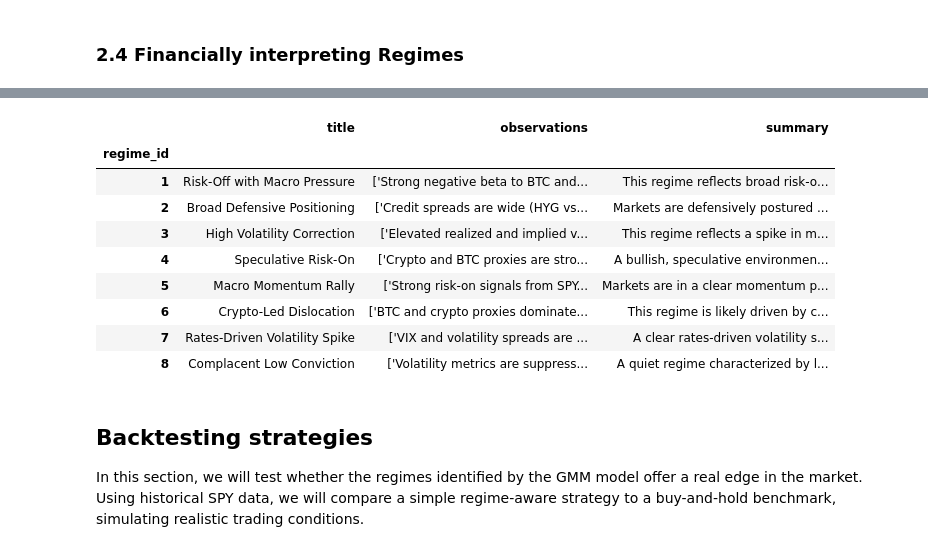
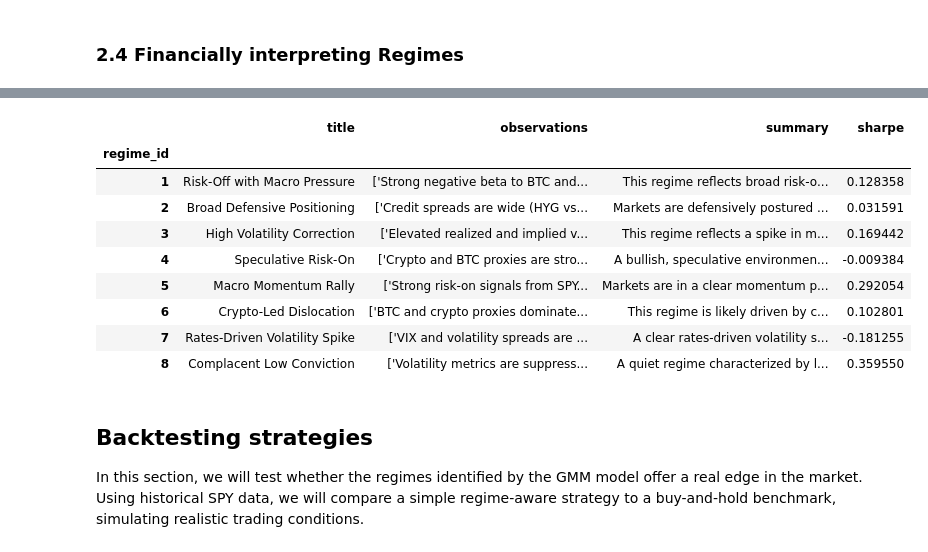
Before and after one commit to uzair223/market-regime-analysis, a Jupyter notebook: market-regime-analysis.ipynb, the cells around one changed output, grey strips where cells are left out. Drawn from its saved outputs; the diff is of its cells as text; code cells hidden in the pictures.

Commit message:
modifying regime-aware strategy

```diff
--- a/market-regime-analysis.ipynb
+++ b/market-regime-analysis.ipynb
@@ -169,7 +169,7 @@ def fit_scaler(X):
     def f():
         return StandardScaler().fit(X)
     return f
-scaler = load('./models/scaler.pkl', fit_scaler(X_fit), skipopen=True)
+scaler = load('./models/scaler.pkl', fit_scaler(X_fit), skipopen=TRAIN)
 X_fit_scaled = scaler.transform(X_fit)
 X_val_scaled = scaler.transform(X_val)
 # %%
@@ -732,6 +732,7 @@ else:
 
 regime_observations = pd.read_json('regime-observations.json').set_index('regime_id')
 sharpe = df.groupby('regime')['SPY_returns'].apply(lambda x: x.mean() / x.std(ddof=1))
+regime_observations['sharpe'] = regime_observations.index.map(sharpe)
 # %%
 rows = len(regimes) // 2 + len(regimes) % 2
 subplot_titles = [*("Regime " + regime_observations.index.astype(str) + ": "  + regime_observations['title'] + " (Sharpe = " + sharpe.round(3).astype(str) + ")")]
@@ -778,20 +779,20 @@ fig.show()
 # %% [output]
 [interactive output not drawn]
 # %%
-regime_observations[['title','observations','summary']].style.set_properties(**{
+regime_observations.style.set_properties(**{
     'text-align':'left'
 }) # type: ignore
 # %% [output]
-|  | title | observations | summary |
-| regime_id |  |  |  |
-| 1 | Risk-Off with Macro Pressure | ['Strong negative beta to BTC and... | This regime reflects broad risk-o... |
-| 2 | Broad Defensive Positioning | ['Credit spreads are wide (HYG vs... | Markets are defensively postured ... |
-| 3 | High Volatility Correction | ['Elevated realized and implied v... | This regime reflects a spike in m... |
-| 4 | Speculative Risk-On | ['Crypto and BTC proxies are stro... | A bullish, speculative environmen... |
-| 5 | Macro Momentum Rally | ['Strong risk-on signals from SPY... | Markets are in a clear momentum p... |
-| 6 | Crypto-Led Dislocation | ['BTC and crypto proxies dominate... | This regime is likely driven by c... |
-| 7 | Rates-Driven Volatility Spike | ['VIX and volatility spreads are ... | A clear rates-driven volatility s... |
-| 8 | Complacent Low Conviction | ['Volatility metrics are suppress... | A quiet regime characterized by l... |
+|  | title | observations | summary | sharpe |
+| regime_id |  |  |  |  |
+| 1 | Risk-Off with Macro Pressure | ['Strong negative beta to BTC and... | This regime reflects broad risk-o... | 0.128358 |
+| 2 | Broad Defensive Positioning | ['Credit spreads are wide (HYG vs... | Markets are defensively postured ... | 0.031591 |
+| 3 | High Volatility Correction | ['Elevated realized and implied v... | This regime reflects a spike in m... | 0.169442 |
+| 4 | Speculative Risk-On | ['Crypto and BTC proxies are stro... | A bullish, speculative environmen... | -0.009384 |
+| 5 | Macro Momentum Rally | ['Strong risk-on signals from SPY... | Markets are in a clear momentum p... | 0.292054 |
+| 6 | Crypto-Led Dislocation | ['BTC and crypto proxies dominate... | This regime is likely driven by c... | 0.102801 |
+| 7 | Rates-Driven Volatility Spike | ['VIX and volatility spreads are ... | A clear rates-driven volatility s... | -0.181255 |
+| 8 | Complacent Low Conviction | ['Volatility metrics are suppress... | A quiet regime characterized by l... | 0.359550 |
 # %% [markdown]
 ## Backtesting strategies
 In this section, we will test whether the regimes identified by the GMM model offer a real edge in the market.
```
Also changed, not shown: parts of 6 cells of this notebook, 10 other files.
